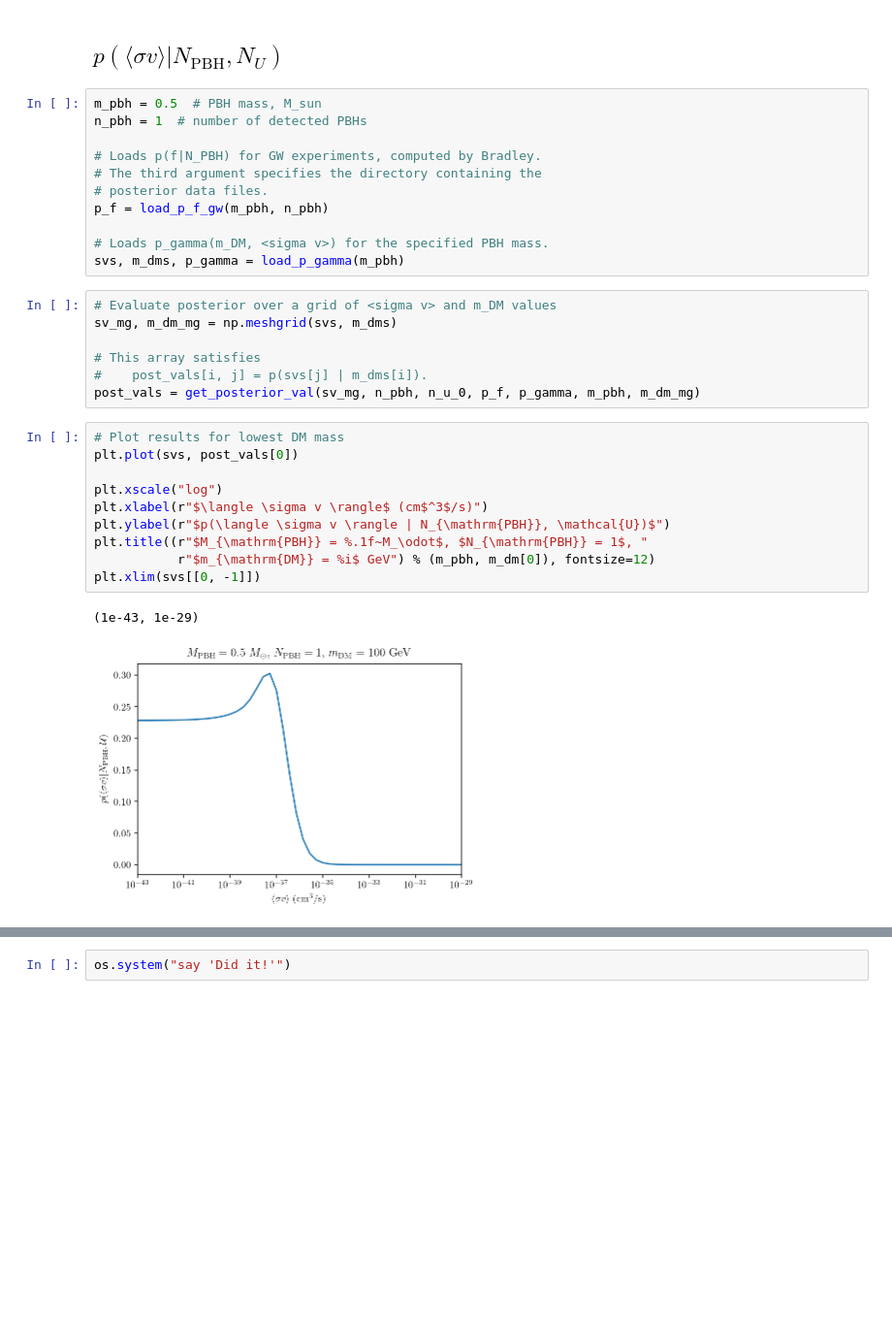
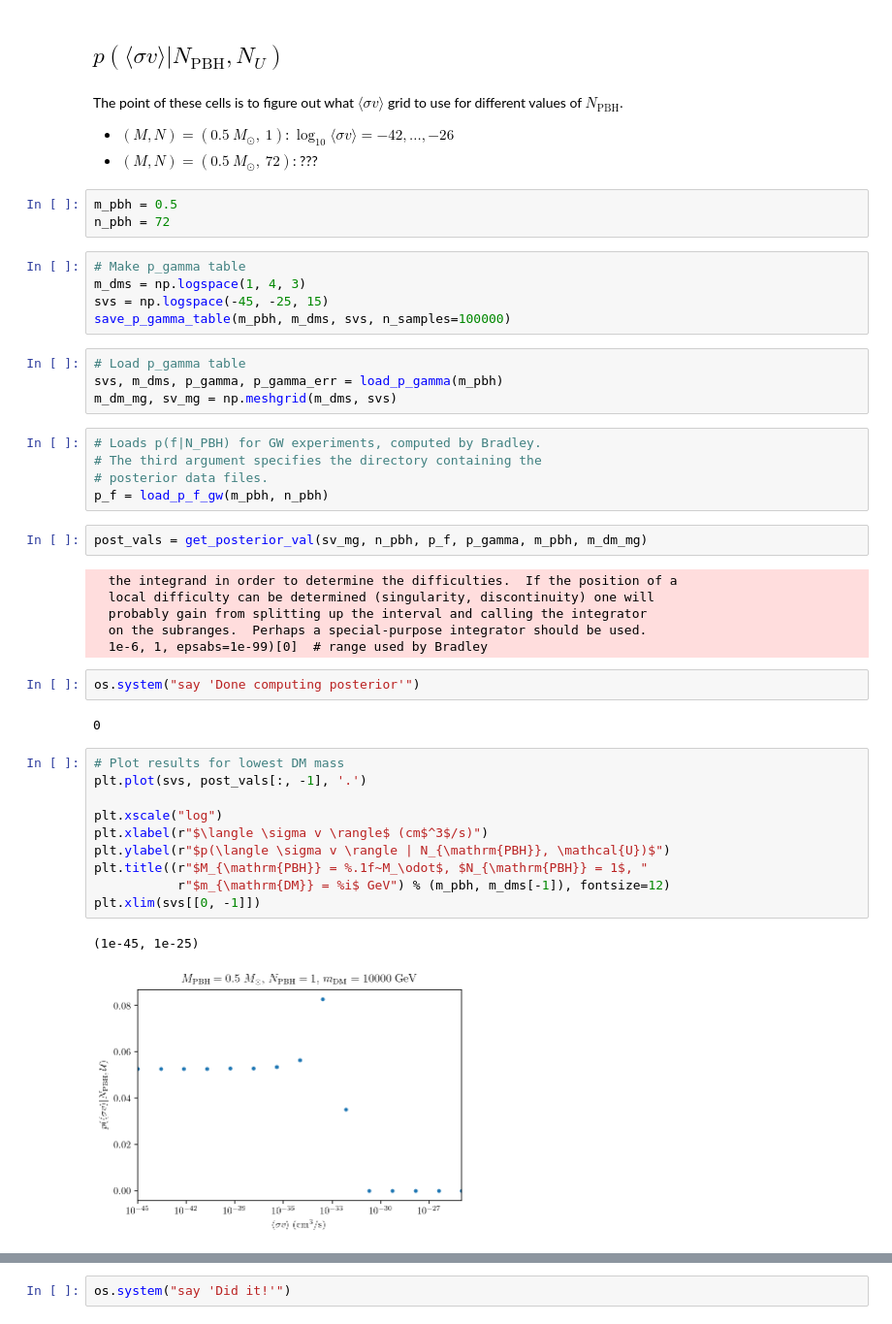
Before and after one commit to adam-coogan/pbhs_vs_wimps, a Jupyter notebook: detecting_dm_with_pbhs_08_feb_2019.ipynb, the cells around one changed output, grey strips where cells are left out. Shown at 97% size. Saved outputs shown, nothing was run; the diff lists cells and outputs as text; blank space fills up the shorter version.

Commit message:
Confirmed the default grid works for m_pbh=0.5M_sun with n_pbh=1,72. MC errors are now written to the p_gamma tables. Improved code structure.

```diff
--- a/detecting_dm_with_pbhs_08_feb_2019.ipynb
+++ b/detecting_dm_with_pbhs_08_feb_2019.ipynb
@@ -35,33 +52,48 @@ NameError: name 'np' is not defined
 # %% [markdown]
 ## $p(\langle \sigma v \rangle | N_{\mathrm{PBH}}, N_U)$
+# %% [markdown]
+The point of these cells is to figure out what $\langle \sigma v \rangle$ grid to use for different values of $N_{\mathrm{PBH}}$.
+* $(M, N) = (0.5~M_\odot,~1)$: $\log_{10}\langle \sigma v \rangle = -42,..., -26$
+* $(M, N) = (0.5~M_\odot,~72)$: ???
+# %%
+m_pbh = 0.5
+n_pbh = 72
+# %%
+# Make p_gamma table
+m_dms = np.logspace(1, 4, 3)
+svs = np.logspace(-45, -25, 15)
+save_p_gamma_table(m_pbh, m_dms, svs, n_samples=100000)
+# %%
+# Load p_gamma table
+svs, m_dms, p_gamma, p_gamma_err = load_p_gamma(m_pbh)
+m_dm_mg, sv_mg = np.meshgrid(m_dms, svs)
 # %%
-m_pbh = 0.5  # PBH mass, M_sun
-n_pbh = 1  # number of detected PBHs
-
 # Loads p(f|N_PBH) for GW experiments, computed by Bradley.
 # The third argument specifies the directory containing the
 # posterior data files.
 p_f = load_p_f_gw(m_pbh, n_pbh)
-
-# Loads p_gamma(m_DM, <sigma v>) for the specified PBH mass.
-svs, m_dms, p_gamma = load_p_gamma(m_pbh)
-# %%
-# Evaluate posterior over a grid of <sigma v> and m_DM values
-sv_mg, m_dm_mg = np.meshgrid(svs, m_dms)
-
-# This array satisfies
-#    post_vals[i, j] = p(svs[j] | m_dms[i]).
-post_vals = get_posterior_val(sv_mg, n_pbh, n_u_0, p_f, p_gamma, m_pbh, m_dm_mg)
+# %%
+post_vals = get_posterior_val(sv_mg, n_pbh, p_f, p_gamma, m_pbh, m_dm_mg)
+# %% [output]
+  the integrand in order to determine the difficulties.  If the position of a
+  local difficulty can be determined (singularity, discontinuity) one will
+  probably gain from splitting up the interval and calling the integrator
+  on the subranges.  Perhaps a special-purpose integrator should be used.
+  1e-6, 1, epsabs=1e-99)[0]  # range used by Bradley
+# %%
+os.system("say 'Done computing posterior'")
+# %% [output]
+0
 # %%
 # Plot results for lowest DM mass
-plt.plot(svs, post_vals[0])
+plt.plot(svs, post_vals[:, -1], '.')
 
 plt.xscale("log")
 plt.xlabel(r"$\langle \sigma v \rangle$ (cm$^3$/s)")
 plt.ylabel(r"$p(\langle \sigma v \rangle | N_{\mathrm{PBH}}, \mathcal{U})$")
 plt.title((r"$M_{\mathrm{PBH}} = %.1f~M_\odot$, $N_{\mathrm{PBH}} = 1$, "
-           r"$m_{\mathrm{DM}} = %i$ GeV") % (m_pbh, m_dm[0]), fontsize=12)
+           r"$m_{\mathrm{DM}} = %i$ GeV") % (m_pbh, m_dms[-1]), fontsize=12)
 plt.xlim(svs[[0, -1]])
 # %% [output]
-(1e-43, 1e-29)
+(1e-45, 1e-25)
-[figure, old version]
+[figure, new version]
```
Also changed, not shown: parts of 7 cells of this notebook, 17 other files.
